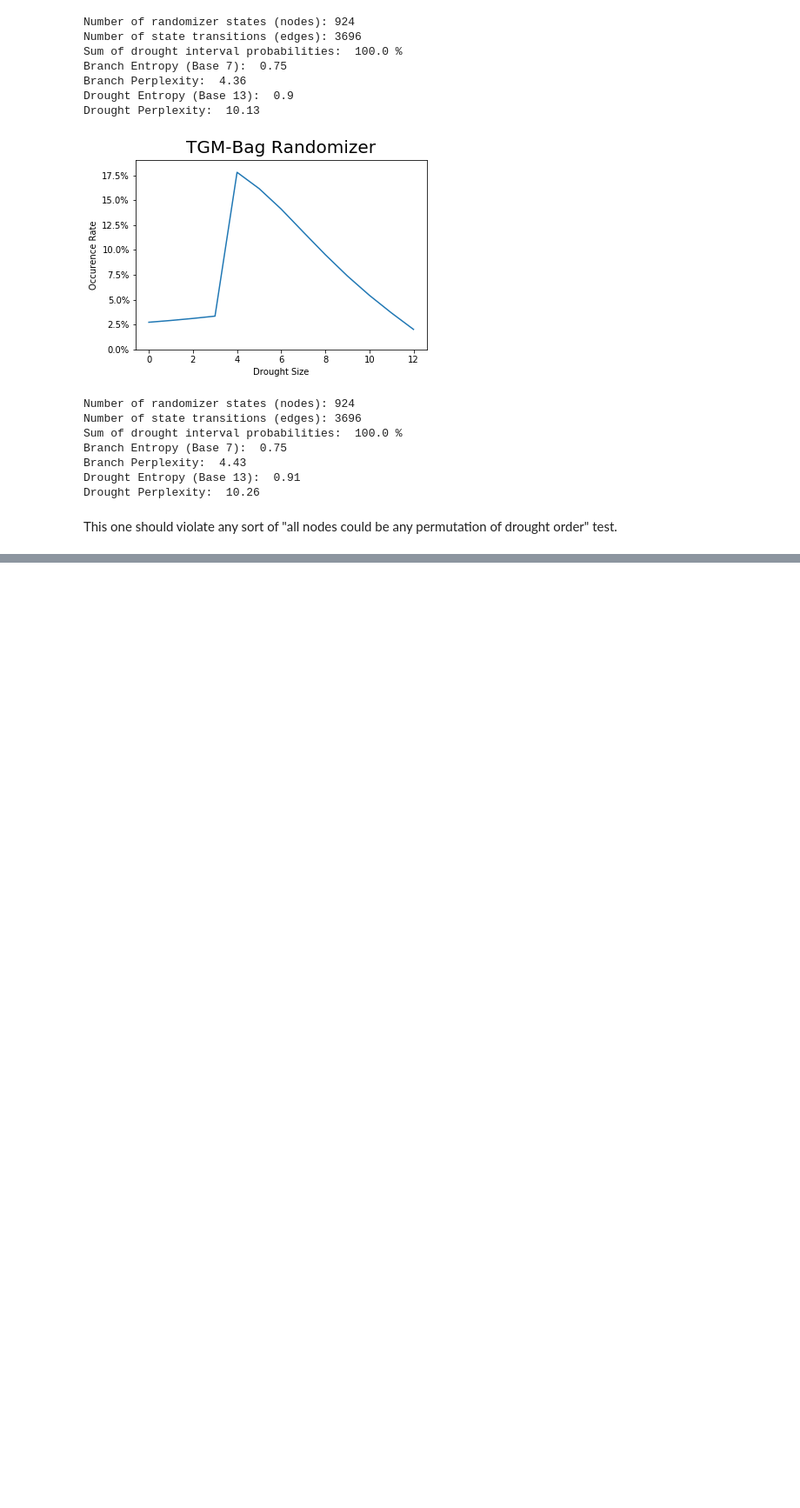
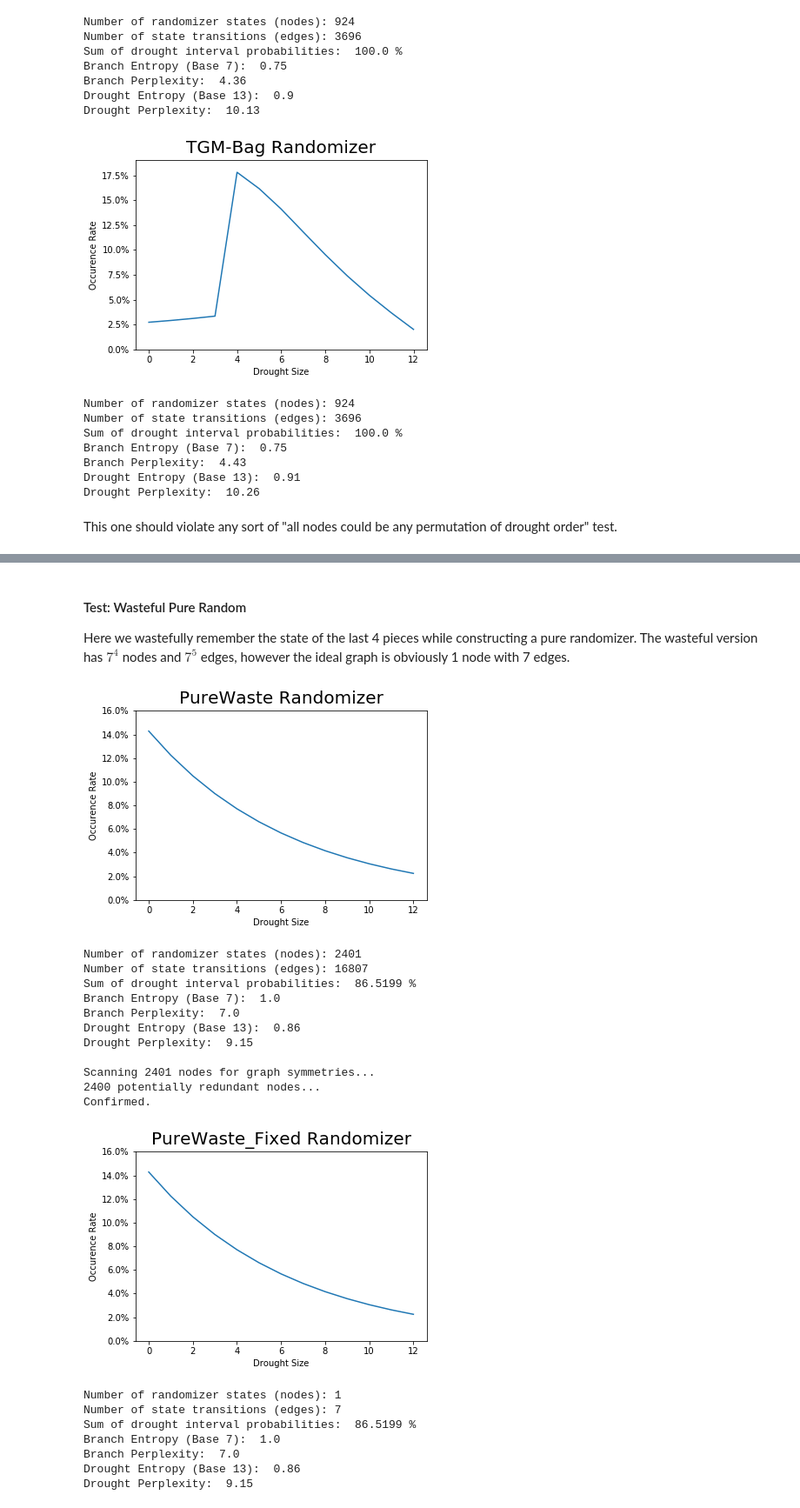
Before and after one commit to ericjtaylor/new_bags, a Jupyter notebook: new_bag.ipynb, the cells around one changed output, grey strips where cells are left out. Shown at 87% size. Drawn from its saved outputs; the diff is of its cells as text; code cells hidden in the pictures; blank space fills up the shorter version.

```diff
--- a/new_bag.ipynb
+++ b/new_bag.ipynb
@@ -702,7 +701,7 @@ def full_graph(drought_max):
                 continue
 
             new_state = tuple(new_state)
-            graph.add_edge(old_state, new_state, drought=drought)
+            graph.add_edge(old_state, new_state, drought=drought, pick=roll)
             if (new_state not in state_set) and (new_state not in state_work):
                 state_work.append(new_state)
     return graph
@@ -713,6 +712,7 @@ D12 = local_max_entropy(D12)
 rand_report(D12, "Local Max Entropy 12-Drought")
 D12 = global_max_entropy(D12)
 rand_report(D12, "Global Max Entropy 12-Drought")
+write_rand(D12, "D12")
 # %% [output]
 [figure]
 Number of randomizer states (nodes): 924
@@ -1183,0 +1225,55 @@ OTSSTZLTTSTTILIIJSZJLSSSZZSLOTJZTILOSZJZOLSOZIZSLOJOITJLTJTSJTLISTITSLIJITTZLOZJ
+# %% [markdown]
+#### Test: Wasteful Pure Random
+
+Here we wastefully remember the state of the last 4 pieces while constructing a pure randomizer. The wasteful version has $7^4$ nodes and $7^5$ edges, however the ideal graph is obviously 1 node with 7 edges.
+# %%
+PureWaste = nx.MultiDiGraph()
+state_set = set()
+state_work = list()
+
+waste = 4
+old_state = [0] * waste
+state_work.append(old_state)
+
+while len(state_work) > 0:
+    # manage work queue
+    old_state = copy.deepcopy(state_work[0])
+    state_work.pop(0)
+    state_set.add(tuple(old_state))
+    # explore state transitions
+    for roll in range(7):
+        new_state = copy.deepcopy(old_state)
+        for i in range(waste - 1):
+            new_state[waste - i - 1] = new_state[waste - i - 2]
+        new_state[0] = roll
+
+        PureWaste.add_edge(
+            tuple(old_state), tuple(new_state), pick=roll, weight=1 / 7)
+        if (tuple(new_state) not in state_set) and (
+                new_state not in state_work):
+            state_work.append(new_state)
+
+rand_report(PureWaste, "PureWaste")
+PureWaste_Fixed = fold_graph(PureWaste)
+rand_report(PureWaste_Fixed, "PureWaste_Fixed")
+# %% [output]
+[figure, added]
+Number of randomizer states (nodes): 2401
+Number of state transitions (edges): 16807
+Sum of drought interval probabilities:  86.5199 %
+Branch Entropy (Base 7):  1.0
+Branch Perplexity:  7.0
+Drought Entropy (Base 13):  0.86
+Drought Perplexity:  9.15
+
+Scanning 2401 nodes for graph symmetries...
+2400 potentially redundant nodes...
+Confirmed.
+[figure, added]
+Number of randomizer states (nodes): 1
+Number of state transitions (edges): 7
+Sum of drought interval probabilities:  86.5199 %
+Branch Entropy (Base 7):  1.0
+Branch Perplexity:  7.0
+Drought Entropy (Base 13):  0.86
+Drought Perplexity:  9.15
```
Also changed, not shown: parts of 26 cells of this notebook.
